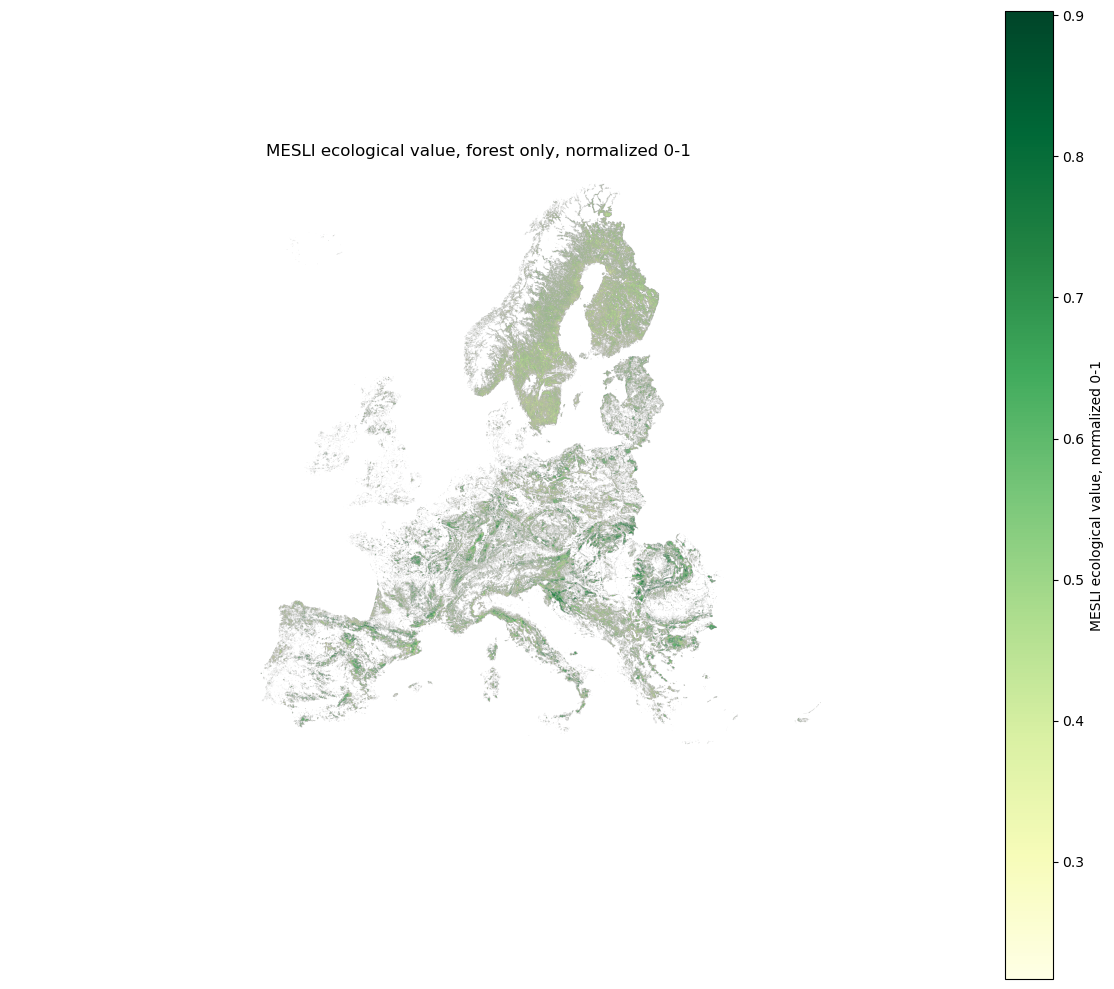
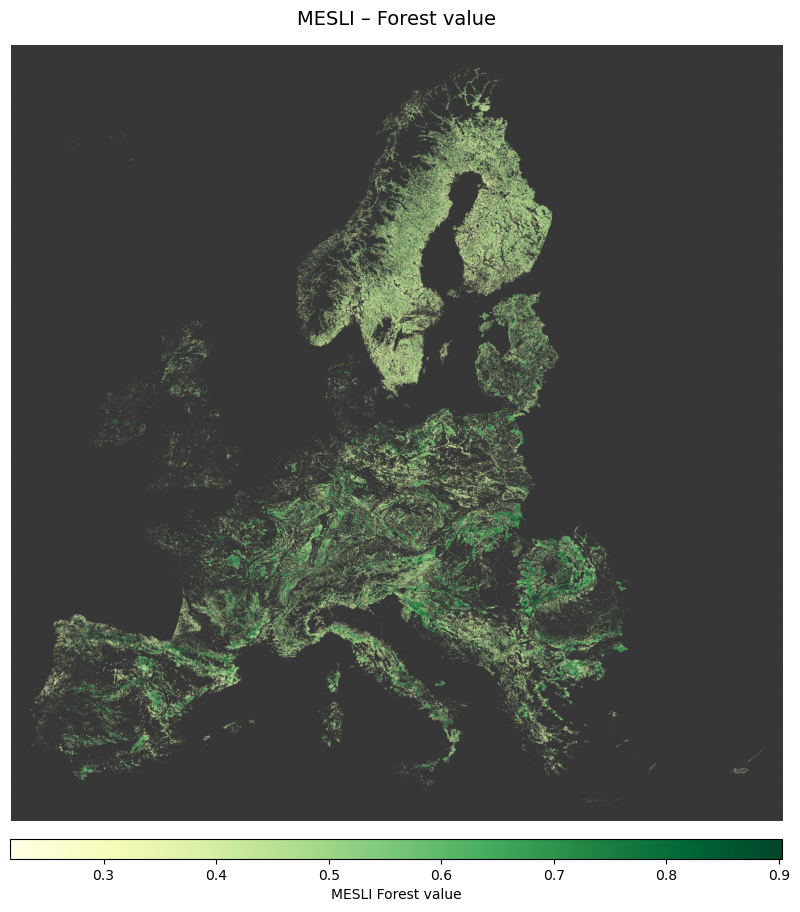
The change to this notebook cell's code, shown as a diff; its figure went from the first image to the second:
--- before
+++ after
@@ -1,10 +1,39 @@
-mesli_cmap = 'YlGn'
+mesli_cmap = copy.copy(plt.get_cmap("YlGn"))
+mesli_cmap.set_bad(color="#373737FF")
 
 fig, ax = plt.subplots(figsize=(12, 10))
-im = ax.imshow(mesli_raw, cmap=mesli_cmap, )
-fig.colorbar(im, ax=ax, label='MESLI ecological value, normalized 0-1')
-ax.set_title('MESLI ecological value, forest only, normalized 0-1')
+im = ax.imshow(mesli_raw, cmap=mesli_cmap)
+
+cbar = fig.colorbar(
+    im, 
+    ax=ax, 
+    label='MESLI Forest value', 
+    orientation='horizontal',
+    shrink=0.66, 
+    aspect=40, 
+    pad=0.02
+)
+
+ax.set_title('MESLI – Forest value', fontsize=14, pad=15)
 ax.axis('off')
+
 fig.tight_layout()
-fig.savefig(OUT / 'MESLI_static_preview.png', dpi=300)
+
+# --- AUTO-ZOOM ZU DEN VALIDEN DATEN ---
+import numpy as np
+
+# Findet alle Pixel, die NICHT NaN (grau) sind
+valid_pixels = np.argwhere(~np.isnan(mesli_raw))
+
+if len(valid_pixels) > 0:
+    # Mindest- und Maximalwerte der Zeilen (y) und Spalten (x) ermitteln
+    ymin, xmin = valid_pixels.min(axis=0)
+    ymax, xmax = valid_pixels.max(axis=0)
+    # Kleiner Puffer (z.B. 10 Pixel), damit die Karte nicht direkt am Rand klebt
+    buffer = 100
+    # Limits setzen (Achtung: Bei imshow ist y=0 oben, daher ymax und ymin getauscht)
+    ax.set_xlim(xmin - buffer, xmax + buffer)
+    ax.set_ylim(ymax + buffer, ymin - buffer)
+    
+fig.savefig(OUT / 'MESLI_static_preview.png', dpi=300, bbox_inches='tight')
 plt.show(block=False)

Commit: Change README.md, improve maps!